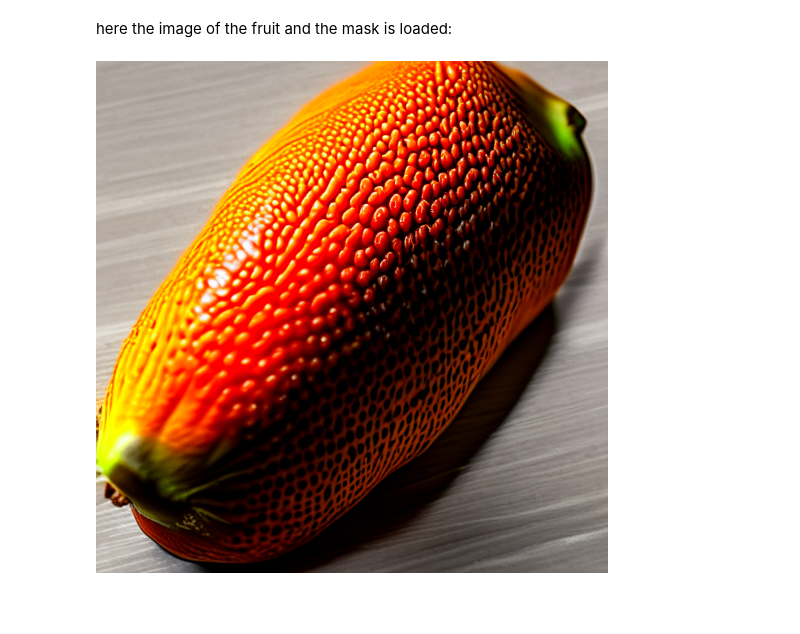
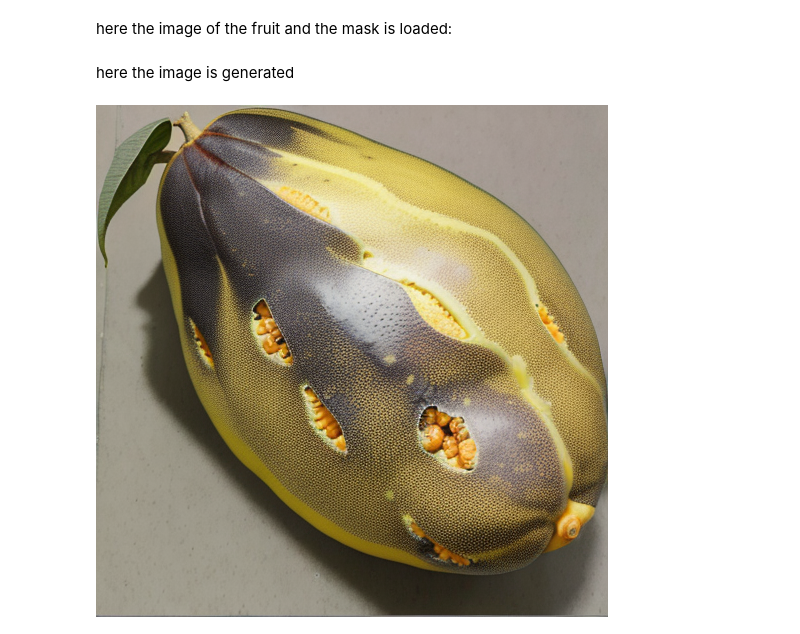
Before and after one commit to 22032300-Faiz-Shafie/FoodExpiryDetectorApp, a Jupyter notebook: StableDiffusionV1.ipynb, the cells around one changed output. Drawn from its saved outputs; the diff is of its cells as text; code cells hidden in the pictures; blank space fills up the shorter version.

Commit message:
using a different inpainting model now and added some minor changes

```diff
--- a/StableDiffusionV1.ipynb
+++ b/StableDiffusionV1.ipynb
@@ -275,10 +284,17 @@ Uses [Inpainting](https://huggingface.co/docs/diffusers/en/using-diffusers/inpai
 # %%
+#here i will test around with different models. Also i will train Loras on the dataset i am gathering
 import torch
 from diffusers import AutoPipelineForInpainting
 from diffusers.utils import load_image, make_image_grid
 
+#diffusers/stable-diffusion-xl-1.0-inpainting-0.1
+#kandinsky-community/kandinsky-2-2-decoder-inpaint
+#runwayml/stable-diffusion-inpainting
+#lllyasviel/control_v11p_sd15_inpaint
+#Lykon/dreamshaper-8-inpainting
+
 pipeline = AutoPipelineForInpainting.from_pretrained(
-    "kandinsky-community/kandinsky-2-2-decoder-inpaint", torch_dtype=torch.float16,low_cpu_mem_usage=True
+    "Lykon/dreamshaper-8-inpainting", torch_dtype=torch.float16,low_cpu_mem_usage=True
 )
 pipeline.enable_model_cpu_offload()
 # remove following line if xFormers is not installed or you have PyTorch 2.0 or higher installed
@@ -294,22 +310,31 @@ here the image of the fruit and the mask is loaded:
 # %%
 from PIL import Image
 
+image_path="/content/Papaya_1.jpg"
+mask_path="/content/mask.jpg"
+
+imageFruit = Image.open(image_path)
+init_image = imageFruit.resize((1024, 1024))
+init_image.save(image_path)
 #Load image of fruit
-image_name="Papaya_1.jpg"
-image_path="/content/" + image_name
+
 init_image =load_image((Image.open(image_path)))
-init_image.thumbnail((768, 768))
 init_image
 
 #load mask of fruit
-mask_image =load_image(Image.open("/content/mask.jpg"))
+imageMask= Image.open(mask_path)
+mask_image = imageMask.resize((1024,1024))
+mask_image.save(mask_path)
+mask_image =load_image(Image.open(mask_path))
+# %% [markdown]
+here the image is generated
 # %%
-#should use Lora to make image output better
+
 pipeline.safety_checker = None
 pipeline.requires_safety_checker = False
-prompt = "orange papaya that is overripe with dark spots"
-negative_prompt = "logo,thumbnail"
-image = pipeline(prompt=prompt, negative_prompt=negative_prompt, image=init_image, mask_image=mask_image).images[0]
+prompt = "a high-quality photograph of a single whole (unchopped:1.5) overripe (yellow colored:1.5) papaya with (skin on:1.3) and (dark rotten spots:1.4), (detailed texture:1.2)"
+negative_prompt = "logo,thumbnail,green color,orange color"
+image = pipeline(prompt=prompt, negative_prompt=negative_prompt, image=init_image, mask_image=mask_image, guidance_scale=12).images[0]
 make_image_grid([image], rows=1, cols=1)
 # %% [output]
-[figure, old version]
+[figure, new version]
```
Also changed, not shown: parts of 21 cells of this notebook.
